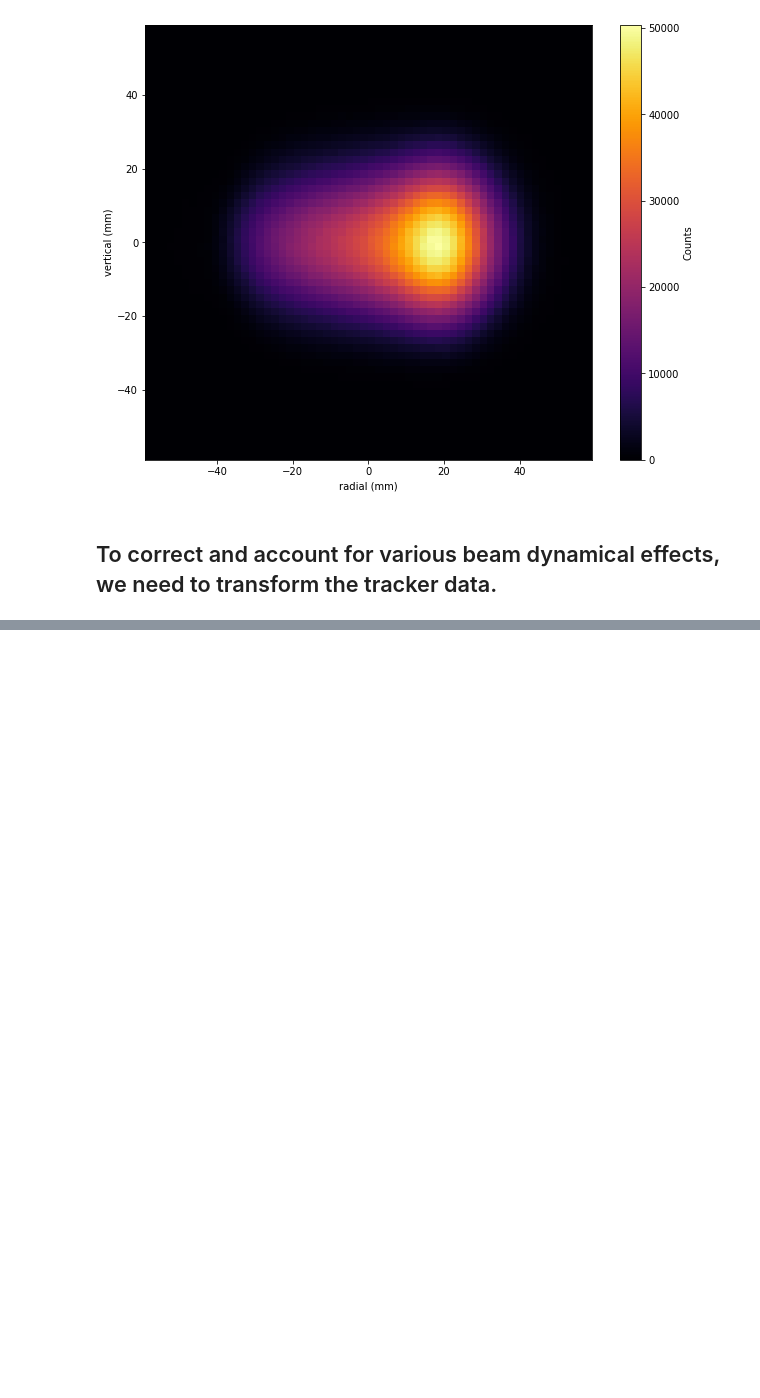
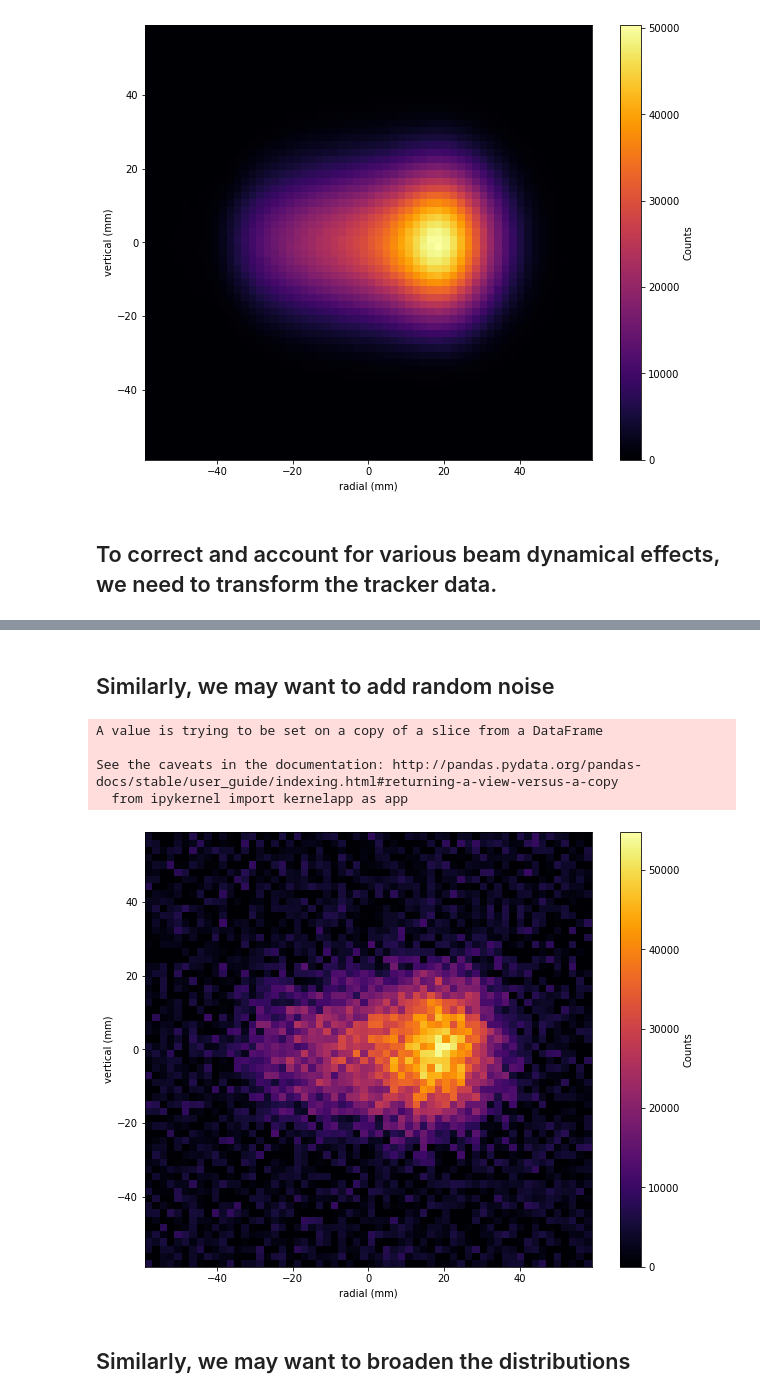
Before and after one commit to jasonbono/MuonConvolution, a Jupyter notebook: tracker_info/beam_moments_demo.ipynb, the cells around one changed output, grey strips where cells are left out. Saved outputs shown, nothing was run; the diff lists cells and outputs as text; code cells hidden in the pictures; blank space fills up the shorter version.

```diff
--- a/tracker_info/beam_moments_demo.ipynb
+++ b/tracker_info/beam_moments_demo.ipynb
@@ -93,0 +51,2 @@ df_shift
+# %% [markdown]
+## Similarly, we may want to add random noise
@@ -93,0 +57,30 @@ df_shift
+# %%
+def my_add_baseline_noise(df_input,noise_level):
+
+    #copy the dataframe
+    df = df_input.copy()
+
+    #convert the rel noise level to an abs one
+    noise_level = int(noise_level*(df['counts'].mean()))
+
+    #add random noise to the counts
+    df['noise'] = 1
+    df['noise'] = np.random.randint(-noise_level, noise_level+1, df.shape[0])
+    df['counts'] = df['counts'] + df['noise']
+
+    #set any negative numbers to zero
+    df['counts'][df['counts'] < 0] = 0
+
+    return df
+# %%
+df_noise = my_add_baseline_noise(df_tracker,2)
+plot_beam(df_noise)
+# df_noise.head()
+# %% [output]
+A value is trying to be set on a copy of a slice from a DataFrame
+
+See the caveats in the documentation: http://pandas.pydata.org/pandas-docs/stable/user_guide/indexing.html#returning-a-view-versus-a-copy
+  from ipykernel import kernelapp as app
+[figure, added]
+# %% [markdown]
+## Similarly, we may want to broaden the distributions
```
Also changed, not shown: parts of 7 cells of this notebook, 1 other file.
